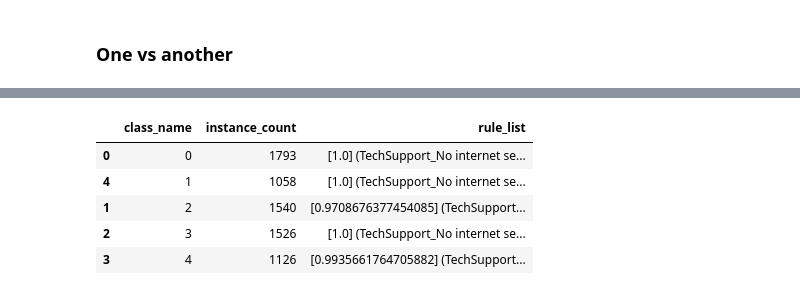
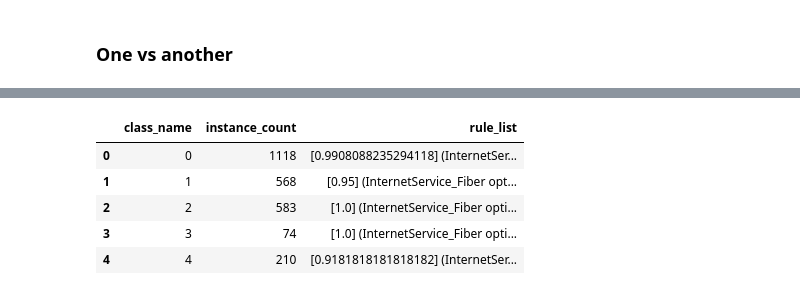
Before and after one commit to vlandeau/customer-churn-clustering, a Jupyter notebook: clustering.ipynb, the cells around one changed output, grey strips where cells are left out. Saved outputs shown, nothing was run; the diff lists cells and outputs as text; code cells hidden in the pictures.

```diff
--- a/clustering.ipynb
+++ b/clustering.ipynb
@@ -106,3 +107,8 @@ fig.show()
 [interactive output not drawn]
 # %% [markdown]
 # Clustering
+# %%
+n_clusters = 5
+# %%
+df_with_likely_churn = df_features_and_target[rf.predict_proba(x)[:, 1] > 0.3]
+x_with_likely_churn = df_with_likely_churn.drop(columns=target)
@@ -109,3 +127,8 @@ fig.show()
 # %%
-encoding = rf.apply(x)
-distances = pairwise_distances(encoding, metric="hamming")
+encoding = rf.apply(x_with_likely_churn)
+distance_matrix = pairwise_distances(encoding, metric="hamming")
+
+aggl_clustering_from_rf = AgglomerativeClustering(n_clusters=n_clusters,
+                                                  affinity="precomputed",
+                                                  linkage="average")
+aggl_clustering_from_rf.fit(distance_matrix)
@@ -249,5 +239,5 @@ def cluster_report(data: pd.DataFrame, clusters, min_samples_leaf=50, pruning_le
     cluster_instance_df.columns = ['class_name', 'instance_count']
     report_df = pd.DataFrame(report_class_list, columns=['class_name', 'rule_list'])
     report_df = pd.merge(cluster_instance_df, report_df, on='class_name', how='left')
-    pretty_print(report_df.sort_values(by='class_name')[['class_name', 'instance_count', 'rule_list']])
+    pretty_print(report_df.sort_values(by='class_name').reset_index(drop=True)[['class_name', 'instance_count', 'rule_list']])
 # %%
@@ -262,9 +261,9 @@ cluster_report(x, ag_eucl.labels_, min_samples_leaf=20, pruning_level=0.01)
 # %%
-cluster_report(x, ag_rf.labels_, min_samples_leaf=10, pruning_level=0.01)
+cluster_report(x_with_likely_churn, aggl_clustering_from_rf.labels_, min_samples_leaf=10, pruning_level=0.01)
 # %% [output]
 |  | class_name | instance_count | rule_list |
-| 0 | 0 | 1793 | [1.0] (TechSupport_No internet se... |
-| 4 | 1 | 1058 | [1.0] (TechSupport_No internet se... |
-| 1 | 2 | 1540 | [0.9708676377454085] (TechSupport... |
-| 2 | 3 | 1526 | [1.0] (TechSupport_No internet se... |
-| 3 | 4 | 1126 | [0.9935661764705882] (TechSupport... |
+| 0 | 0 | 1118 | [0.9908088235294118] (InternetSer... |
+| 1 | 1 | 568 | [0.95] (InternetService_Fiber opt... |
+| 2 | 2 | 583 | [1.0] (InternetService_Fiber opti... |
+| 3 | 3 | 74 | [1.0] (InternetService_Fiber opti... |
+| 4 | 4 | 210 | [0.9181818181818182] (InternetSer... |
```
Also changed, not shown: parts of 33 cells of this notebook, 1 other file.
